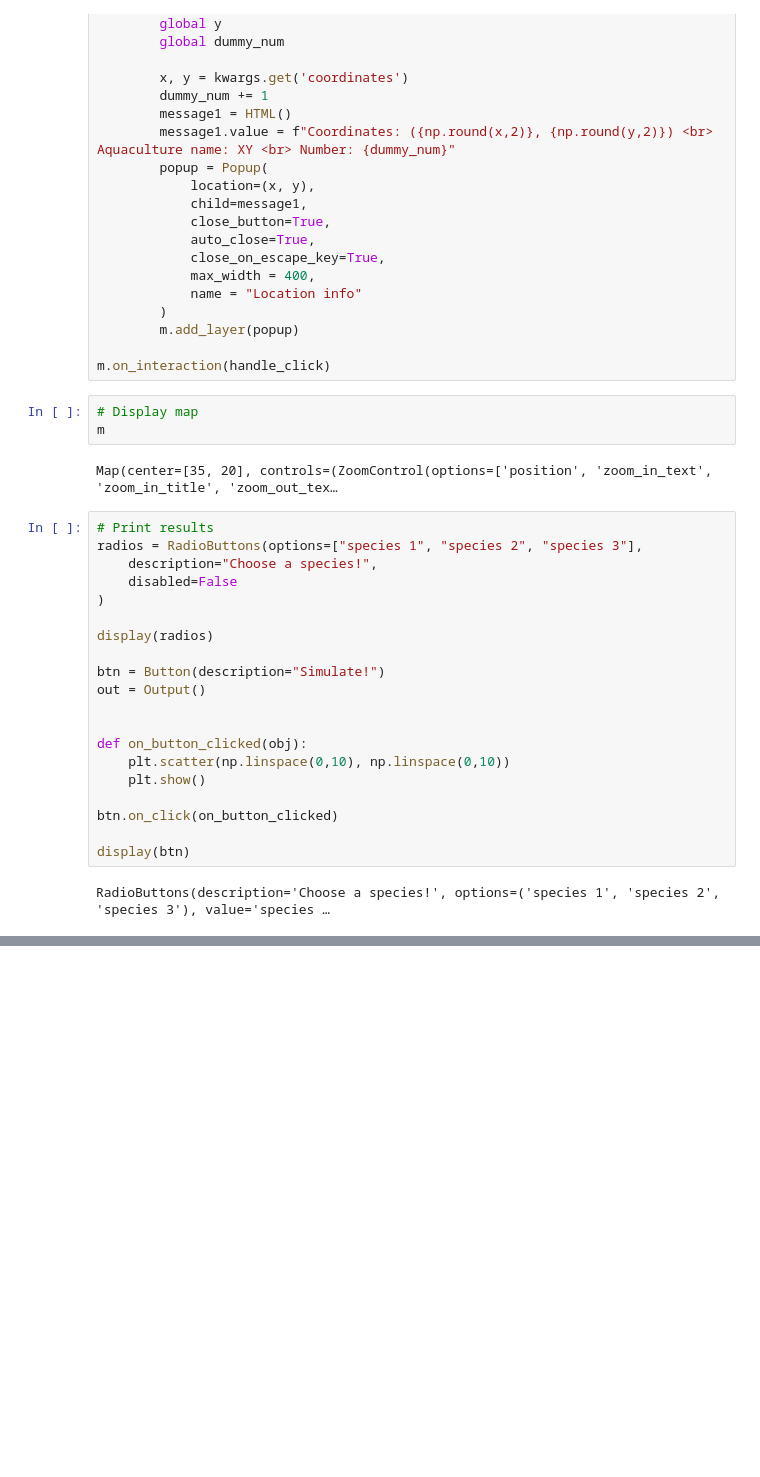
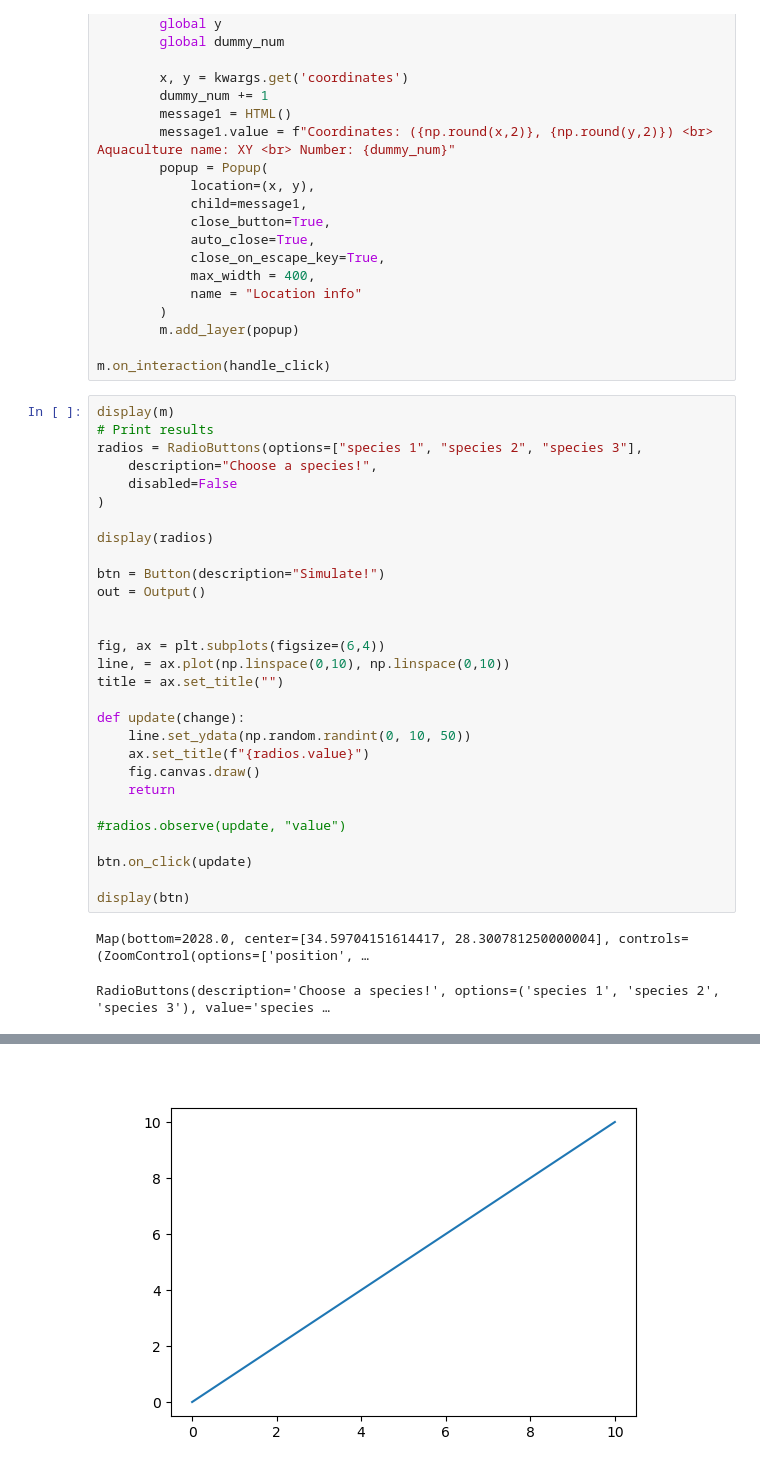
Before and after one commit to QuantEcoLab/PerfeCt, a Jupyter notebook: map_and_widgets.ipynb, the cells around one changed output, grey strips where cells are left out. Saved outputs shown, nothing was run; the diff lists cells and outputs as text; blank space fills up the shorter version.

```diff
--- a/map_and_widgets.ipynb
+++ b/map_and_widgets.ipynb
@@ -43,31 +45,37 @@ def handle_click(**kwargs):
         m.add_layer(popup)
 
 m.on_interaction(handle_click)
-# %%
-# Display map
-m
-# %% [output]
-Map(center=[35, 20], controls=(ZoomControl(options=['position', 'zoom_in_text', 'zoom_in_title', 'zoom_out_tex…
 # %%
+display(m)
 # Print results
 radios = RadioButtons(options=["species 1", "species 2", "species 3"],
     description="Choose a species!",
     disabled=False
 )
 
 display(radios)
 
 btn = Button(description="Simulate!")
 out = Output()
 
 
-def on_button_clicked(obj):
-    plt.scatter(np.linspace(0,10), np.linspace(0,10))
-    plt.show()
+fig, ax = plt.subplots(figsize=(6,4))
+line, = ax.plot(np.linspace(0,10), np.linspace(0,10))
+title = ax.set_title("")
 
-btn.on_click(on_button_clicked)
+def update(change):
+    line.set_ydata(np.random.randint(0, 10, 50))
+    ax.set_title(f"{radios.value}")
+    fig.canvas.draw()
+    return
+
+#radios.observe(update, "value")
+
+btn.on_click(update)
 
 display(btn)
 # %% [output]
-RadioButtons(description='Choose a species!', options=('species 1', 'species 2', 'species 3'), value='species …
+Map(bottom=2028.0, center=[34.59704151614417, 28.300781250000004], controls=(ZoomControl(options=['position', …
+RadioButtons(description='Choose a species!', options=('species 1', 'species 2', 'species 3'), value='species …
 [interactive output not drawn]
+[figure, added]
```
Also changed, not shown: parts of 1 cell of this notebook.
